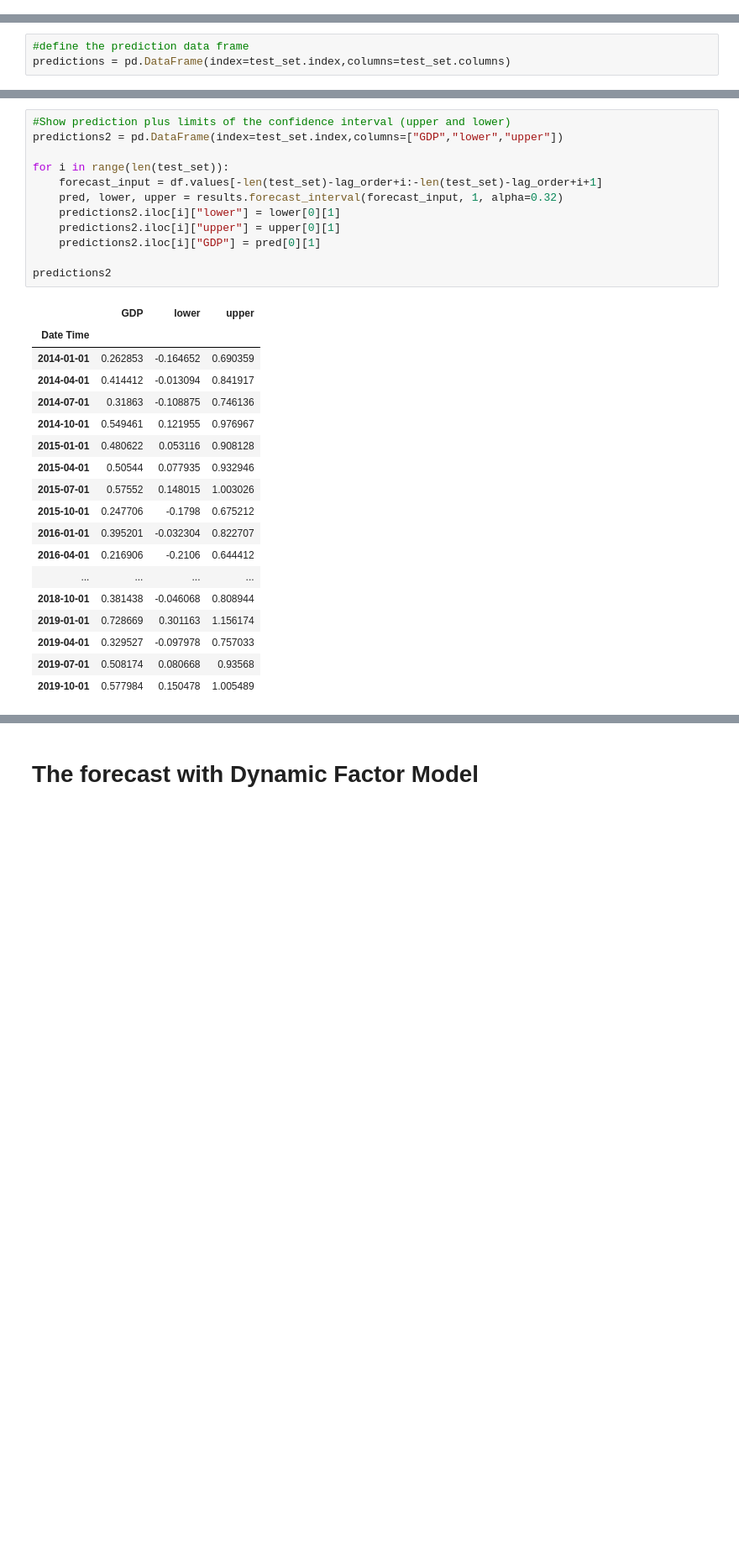
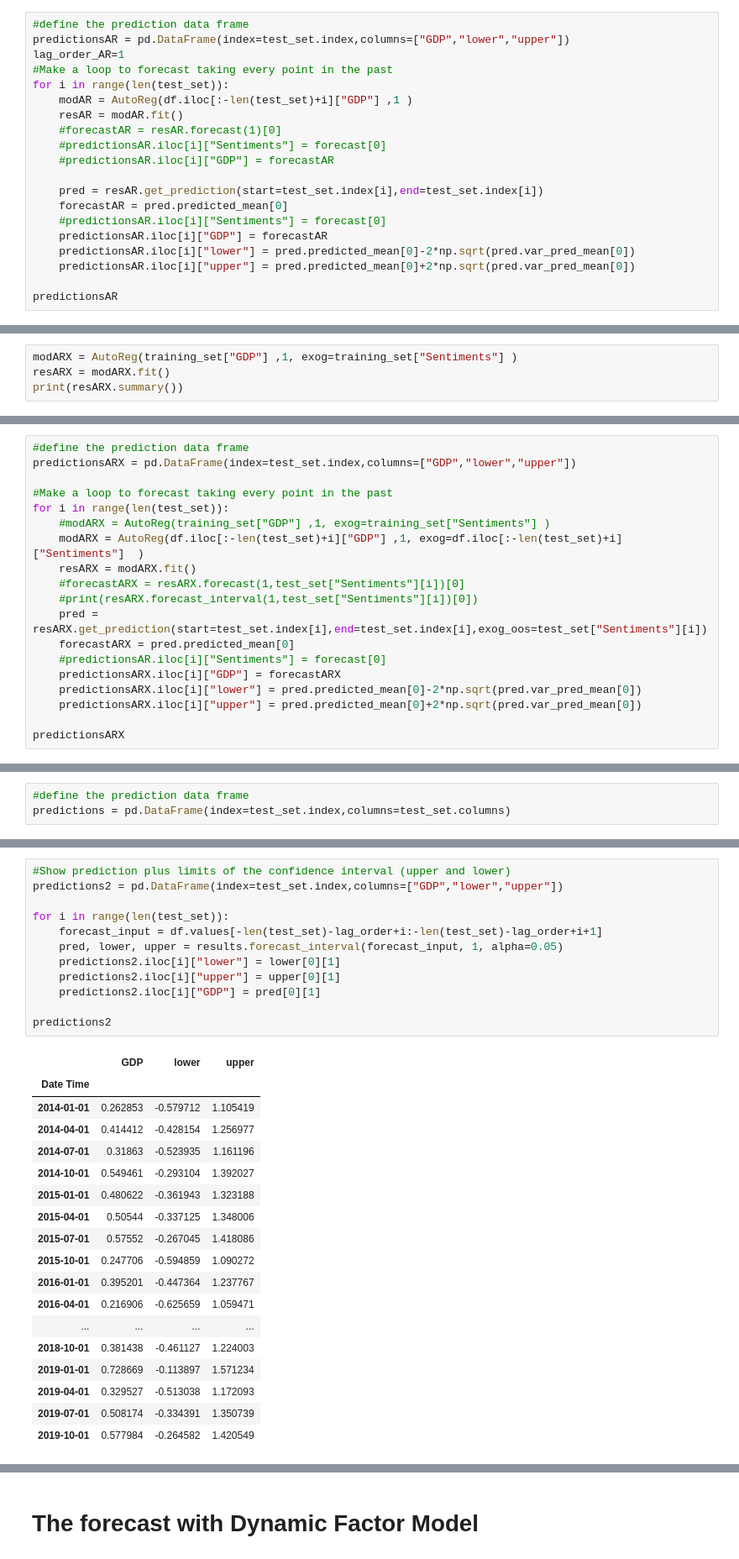
Before and after one commit to CatalinaEberle/now-casting, a Jupyter notebook: NowcastingGDPwithSentiments.ipynb, the cells around one changed output, grey strips where cells are left out. Shown: that part at 84% size. Cells and saved outputs as stored; diff of their text form; blank space fills up the shorter version.

```diff
--- a/NowcastingGDPwithSentiments.ipynb
+++ b/NowcastingGDPwithSentiments.ipynb
@@ -425,0 +477,20 @@ From the above table, we can see that both the p-values of both series are less
+# %%
+#define the prediction data frame
+predictionsAR = pd.DataFrame(index=test_set.index,columns=["GDP","lower","upper"])
+lag_order_AR=1
+#Make a loop to forecast taking every point in the past
+for i in range(len(test_set)):
+    modAR = AutoReg(df.iloc[:-len(test_set)+i]["GDP"] ,1 )
+    resAR = modAR.fit()
+    #forecastAR = resAR.forecast(1)[0]
+    #predictionsAR.iloc[i]["Sentiments"] = forecast[0]
+    #predictionsAR.iloc[i]["GDP"] = forecastAR
+
+    pred = resAR.get_prediction(start=test_set.index[i],end=test_set.index[i])
+    forecastAR = pred.predicted_mean[0]
+    #predictionsAR.iloc[i]["Sentiments"] = forecast[0]
+    predictionsAR.iloc[i]["GDP"] = forecastAR
+    predictionsAR.iloc[i]["lower"] = pred.predicted_mean[0]-2*np.sqrt(pred.var_pred_mean[0])
+    predictionsAR.iloc[i]["upper"] = pred.predicted_mean[0]+2*np.sqrt(pred.var_pred_mean[0])
+
+predictionsAR
@@ -425,0 +547,4 @@ From the above table, we can see that both the p-values of both series are less
+# %%
+modARX = AutoReg(training_set["GDP"] ,1, exog=training_set["Sentiments"] )
+resARX = modARX.fit()
+print(resARX.summary())
@@ -425,0 +569,19 @@ From the above table, we can see that both the p-values of both series are less
+# %%
+#define the prediction data frame
+predictionsARX = pd.DataFrame(index=test_set.index,columns=["GDP","lower","upper"])
+
+#Make a loop to forecast taking every point in the past
+for i in range(len(test_set)):
+    #modARX = AutoReg(training_set["GDP"] ,1, exog=training_set["Sentiments"] )
+    modARX = AutoReg(df.iloc[:-len(test_set)+i]["GDP"] ,1, exog=df.iloc[:-len(test_set)+i]["Sentiments"]  )
+    resARX = modARX.fit()
+    #forecastARX = resARX.forecast(1,test_set["Sentiments"][i])[0]
+    #print(resARX.forecast_interval(1,test_set["Sentiments"][i])[0])
+    pred = resARX.get_prediction(start=test_set.index[i],end=test_set.index[i],exog_oos=test_set["Sentiments"][i])
+    forecastARX = pred.predicted_mean[0]
+    #predictionsAR.iloc[i]["Sentiments"] = forecast[0]
+    predictionsARX.iloc[i]["GDP"] = forecastARX
+    predictionsARX.iloc[i]["lower"] = pred.predicted_mean[0]-2*np.sqrt(pred.var_pred_mean[0])
+    predictionsARX.iloc[i]["upper"] = pred.predicted_mean[0]+2*np.sqrt(pred.var_pred_mean[0])
+
+predictionsARX
@@ -562,34 +782,34 @@ axs[1].legend()
 # %%
 #Show prediction plus limits of the confidence interval (upper and lower)
 predictions2 = pd.DataFrame(index=test_set.index,columns=["GDP","lower","upper"])
 
 for i in range(len(test_set)):
     forecast_input = df.values[-len(test_set)-lag_order+i:-len(test_set)-lag_order+i+1]
-    pred, lower, upper = results.forecast_interval(forecast_input, 1, alpha=0.32)
+    pred, lower, upper = results.forecast_interval(forecast_input, 1, alpha=0.05)
     predictions2.iloc[i]["lower"] = lower[0][1]
     predictions2.iloc[i]["upper"] = upper[0][1]
     predictions2.iloc[i]["GDP"] = pred[0][1]
 
 predictions2
 # %% [output]
 |  | GDP | lower | upper |
 | Date Time |  |  |  |
-| 2014-01-01 | 0.262853 | -0.164652 | 0.690359 |
-| 2014-04-01 | 0.414412 | -0.013094 | 0.841917 |
-| 2014-07-01 | 0.31863 | -0.108875 | 0.746136 |
-| 2014-10-01 | 0.549461 | 0.121955 | 0.976967 |
-| 2015-01-01 | 0.480622 | 0.053116 | 0.908128 |
-| 2015-04-01 | 0.50544 | 0.077935 | 0.932946 |
-| 2015-07-01 | 0.57552 | 0.148015 | 1.003026 |
-| 2015-10-01 | 0.247706 | -0.1798 | 0.675212 |
-| 2016-01-01 | 0.395201 | -0.032304 | 0.822707 |
-| 2016-04-01 | 0.216906 | -0.2106 | 0.644412 |
+| 2014-01-01 | 0.262853 | -0.579712 | 1.105419 |
+| 2014-04-01 | 0.414412 | -0.428154 | 1.256977 |
+| 2014-07-01 | 0.31863 | -0.523935 | 1.161196 |
+| 2014-10-01 | 0.549461 | -0.293104 | 1.392027 |
+| 2015-01-01 | 0.480622 | -0.361943 | 1.323188 |
+| 2015-04-01 | 0.50544 | -0.337125 | 1.348006 |
+| 2015-07-01 | 0.57552 | -0.267045 | 1.418086 |
+| 2015-10-01 | 0.247706 | -0.594859 | 1.090272 |
+| 2016-01-01 | 0.395201 | -0.447364 | 1.237767 |
+| 2016-04-01 | 0.216906 | -0.625659 | 1.059471 |
 | ... | ... | ... | ... |
-| 2018-10-01 | 0.381438 | -0.046068 | 0.808944 |
-| 2019-01-01 | 0.728669 | 0.301163 | 1.156174 |
-| 2019-04-01 | 0.329527 | -0.097978 | 0.757033 |
-| 2019-07-01 | 0.508174 | 0.080668 | 0.93568 |
-| 2019-10-01 | 0.577984 | 0.150478 | 1.005489 |
+| 2018-10-01 | 0.381438 | -0.461127 | 1.224003 |
+| 2019-01-01 | 0.728669 | -0.113897 | 1.571234 |
+| 2019-04-01 | 0.329527 | -0.513038 | 1.172093 |
+| 2019-07-01 | 0.508174 | -0.334391 | 1.350739 |
+| 2019-10-01 | 0.577984 | -0.264582 | 1.420549 |
 # %%
 #plot the actual plus the prediction with the confidence interval
 fig, ax = plt.subplots()
```
Also changed, not shown: parts of 41 cells of this notebook.
